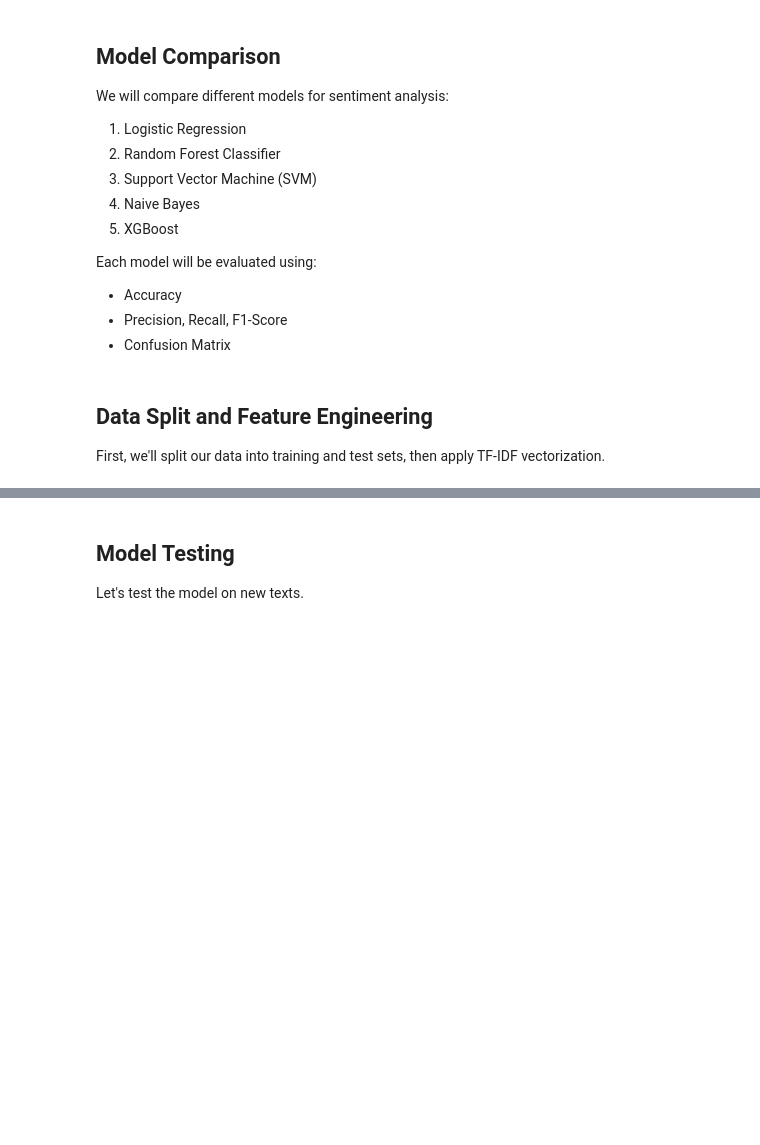
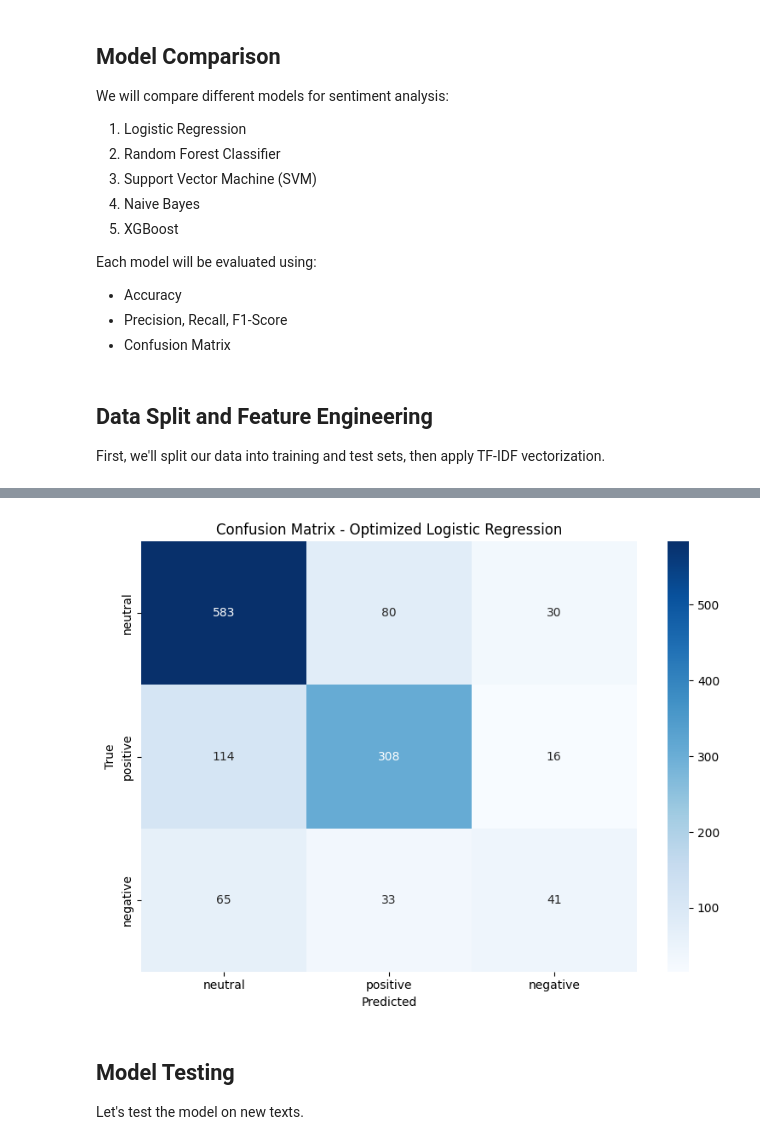
Before and after one commit to grkmzkn/finnews-insights, a Jupyter notebook: src/sentiment_analysis.ipynb, the cells around one changed output, grey strips where cells are left out. Saved outputs shown, nothing was run; the diff lists cells and outputs as text; code cells hidden in the pictures; blank space fills up the shorter version.

Commit message:
updated sentiment model

```diff
--- a/src/sentiment_analysis.ipynb
+++ b/src/sentiment_analysis.ipynb
@@ -70,6 +70,13 @@ df = pd.read_csv('../data/sentiment_data.csv', header=None, names=['text', 'sent
 
 # Display initial dataset size
 print("Initial dataset size:", len(df))
+
+# Remove duplicate entries based on text
+duplicate_count = df.duplicated(subset=['text']).sum()
+if duplicate_count > 0:
+    print(f"\nRemoving {duplicate_count} duplicate records")
+    df = df.drop_duplicates(subset=['text'], keep='first')
+    print("Dataset size after removing duplicates:", len(df))
 
 # Data cleaning and encoding: map sentiment labels directly to numeric values
 def encode_sentiment(s):
@@ -261,8 +277,8 @@ Name: count, dtype: int64
 X_train, X_test, y_train, y_test = train_test_split(
     df_filtered['processed_text'],
     df_filtered['sentiment_encoded'],
-    test_size=0.2,
-    random_state=42,
+    test_size=0.25,
+    random_state=9,
     stratify=df_filtered['sentiment_encoded']
 )
 
@@ -276,15 +292,15 @@ Test set size: 1169
 tfidf = TfidfVectorizer(
     max_features=5000,
     min_df=2,  # Ignore terms that appear in less than 2 documents
-    max_df=0.95,  # Ignore terms that appear in more than 95% of documents
+    max_df=0.7,  # Ignore terms that appear in more than 95% of documents
     ngram_range=(1, 2),  # Include both unigrams and bigrams
     strip_accents='unicode',
     norm='l2'
 )
 
-# Transform the text data
-X_train_tfidf = tfidf.fit_transform(X_train)
-X_test_tfidf = tfidf.transform(X_test)
+# Transform the text data and convert to dense arrays
+X_train_tfidf = tfidf.fit_transform(X_train).toarray()
+X_test_tfidf = tfidf.transform(X_test).toarray()
 
 print("\nFeature matrix shape:")
 print("Training set:", X_train_tfidf.shape)
@@ -737,0 +615,45 @@ weighted avg       0.68      0.70      0.67      1169
+# %%
+# Hyperparameter optimization for the best performing model (1st)
+print("Optimizing first model:", top_3_models[0])
+first_model = models[top_3_models[0]]
+first_grid = GridSearchCV(
+    estimator=first_model,
+    param_grid=param_grids[top_3_models[0]],
+    cv=StratifiedKFold(n_splits=5, shuffle=True, random_state=42),
+    scoring='accuracy',
+    n_jobs=-1,
+    verbose=1
+)
+
+# Fit the model
+first_grid.fit(X_train_tfidf, y_train)
+
+# Print results
+print(f"\nBest parameters for {top_3_models[0]}:")
+print(first_grid.best_params_)
+print(f"Best cross-validation accuracy: {first_grid.best_score_:.4f}")
+
+# Evaluate on test set
+y_pred = first_grid.predict(X_test_tfidf)
+test_accuracy = accuracy_score(y_test, y_pred)
+print(f"Test accuracy: {test_accuracy:.4f}")
+
+# Print classification report
+print("\nClassification Report:")
+print(classification_report(y_test, y_pred))
+
+# Plot confusion matrix
+plt.figure(figsize=(8, 6))
+cm = confusion_matrix(y_test, y_pred)
+sns.heatmap(cm,
+            annot=True,
+            fmt='d',
+            cmap='Blues',
+            xticklabels=['neutral', 'positive', 'negative'],
+            yticklabels=['neutral', 'positive', 'negative'])
+plt.title(f'Confusion Matrix - Optimized {top_3_models[0]}')
+plt.xlabel('Predicted')
+plt.ylabel('True')
+plt.tight_layout()
+plt.show()
+# %% [output]
@@ -737,0 +677 @@ weighted avg       0.68      0.70      0.67      1169
+[figure, added]
```
Also changed, not shown: parts of 16 cells of this notebook.
